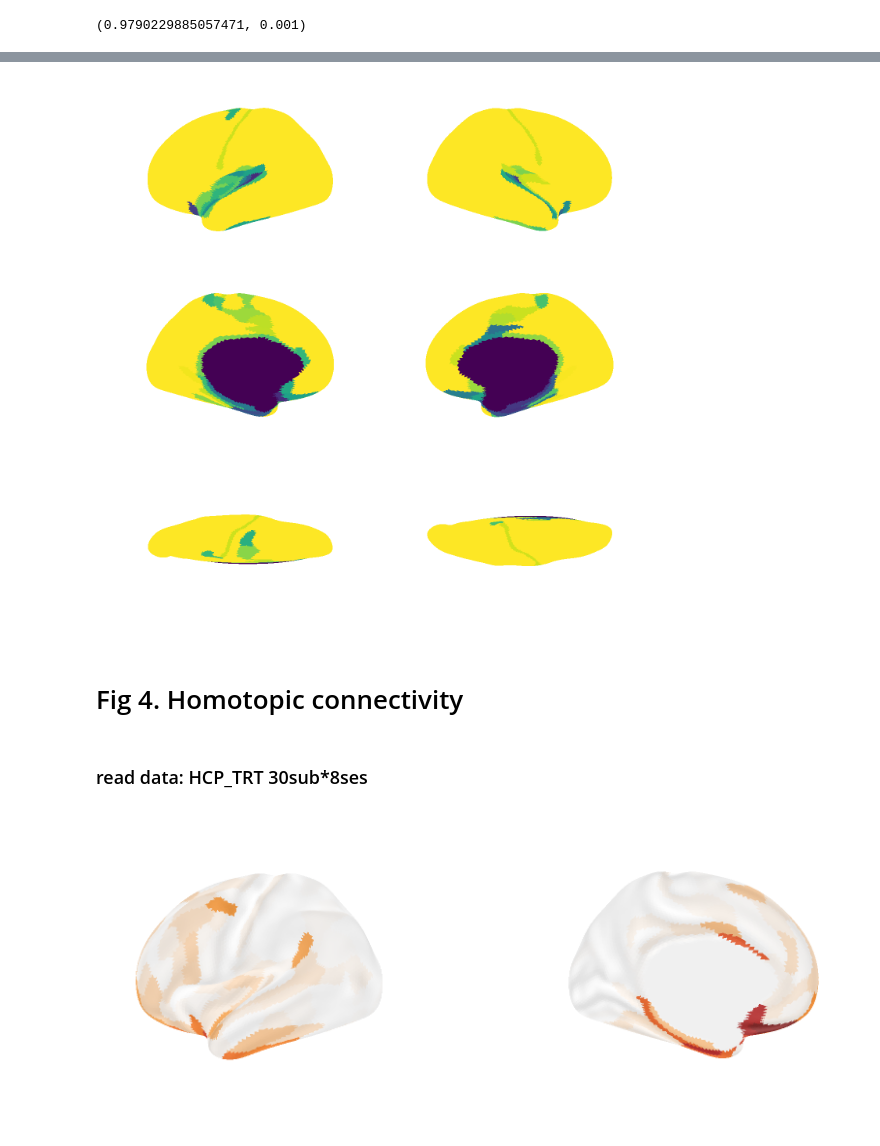
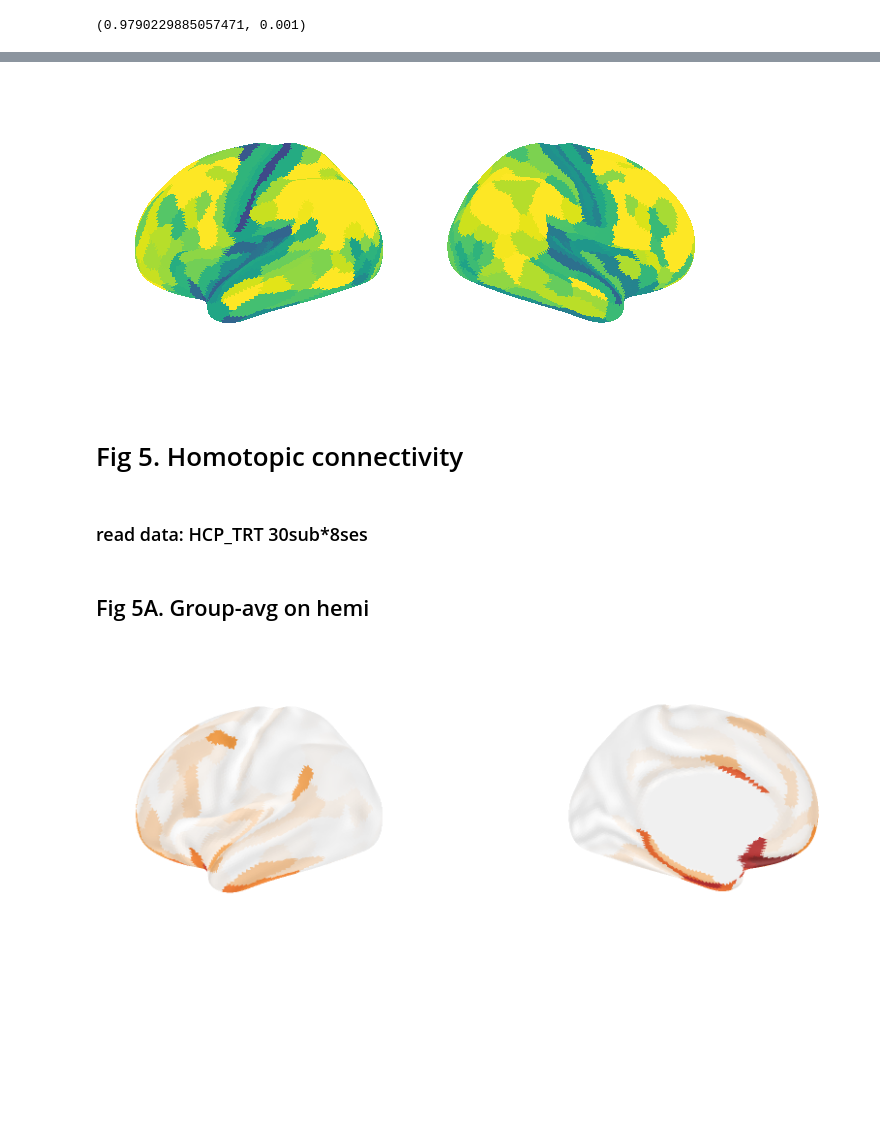
Before and after one commit to HechengJin0/MGC_paper, a Jupyter notebook: paper_main_figures.ipynb, the cells around one changed output, grey strips where cells are left out. Drawn from its saved outputs; the diff is of its cells as text; code cells hidden in the pictures; blank space fills up the shorter version.

Commit message:
Update Supplementary figures

```diff
--- a/paper_main_figures.ipynb
+++ b/paper_main_figures.ipynb
@@ -111,10 +111,10 @@ for i in range(len(roi_labels)):
     roi_plot_dmn.append(0)
 # %%
 %matplotlib inline
-wdir = '/data'
+wdir = '/my_path/data'
 parcel_label = plabel = '%s/HCP_MMP_P210_10k.dlabel.nii' % wdir
-rightsurface = rsurf='/data/10k/Conte69.R.very_inflated.10k_fs_LR.surf.gii'
-leftsurface = lsurf = '/data/10k/Conte69.L.very_inflated.10k_fs_LR.surf.gii'
+rightsurface = rsurf='/my_path/data/10k/Conte69.R.very_inflated.10k_fs_LR.surf.gii'
+leftsurface = lsurf = '/my_path/data/10k/Conte69.L.very_inflated.10k_fs_LR.surf.gii'
 
 p=360
 img_optimal_scale_X_mean = parcel2vert(wdir,lsurf,parcel_label,np.array(roi_plot[180:360]).reshape(1,180)) #[0:180]
@@ -128,7 +128,7 @@ vmin = 0
 j=1
 plt.figure(figsize=(20,20/3))
 views = ['lateral']
-bg_map = '/data/10k/S1200.L.curvature_MSMAll.10k_fs_LR.func.gii'
+bg_map = '/my_path/data/10k/S1200.L.curvature_MSMAll.10k_fs_LR.func.gii'
 
 # show left 'lateral', 'medial' 2*1
 for v in views:
@@ -546,36 +603,48 @@ np.std(DIS_all)
+# %%
+from matplotlib.colors import LinearSegmentedColormap
+orig_cmap = plt.get_cmap('viridis')
+colors = orig_cmap(np.linspace(0, 1, 256))
+colors_with_white = np.vstack((np.array([[1, 1, 1, 1]]), colors))
+cmap = LinearSegmentedColormap.from_list('white_viridis', colors_with_white)
+# %%
+filename = "/my_path/result/HCP_trt_07012020/whole-360/discriminability/800TR_360parcel_optimal_scale_X.pkl"
+pickle_in = open(filename,"rb")
+results = np.asarray(pickle.load(pickle_in))
+# results.shape
+p=360
+DIS_all = results
 # %%
 %matplotlib inline
-wdir = '/data'
+wdir = '/my_path/data'
 parcel_label = plabel = '%s/HCP_MMP_P210_10k.dlabel.nii' % wdir
 
-rightsurface = rsurf='/data/10k/Conte69.R.very_inflated.10k_fs_LR.surf.gii'
-leftsurface = lsurf = '/data/10k/Conte69.L.very_inflated.10k_fs_LR.surf.gii'
+rightsurface = rsurf='/my_path/data/10k/Conte69.R.very_inflated.10k_fs_LR.surf.gii'
+leftsurface = lsurf = '/my_path/data/10k/Conte69.L.very_inflated.10k_fs_LR.surf.gii'
 
-# # dmn
 img_ICC = parcel2vert(wdir,lsurf,parcel_label,DIS_all[int(p/2):p].reshape(1,int(p/2)))
 img_ICC_r = parcel2vert_r(wdir,rsurf,parcel_label,DIS_all[0:int(p/2)].reshape(1,int(p/2)))
 
-cmap = 'viridis'
-vmax = 0.7
-vmin = 0.5
+vmax = 0.8
+vmin = 0.4
 j=1
-plt.figure(figsize=(20,20))
-views = ['lateral', 'medial', 'dorsal']
+# plt.figure(figsize=(20,20))
+views = ['lateral']
+# ['lateral', 'medial', 'dorsal']
 for v in views:
-    ax = plt.subplot(3,2,2*j-1, projection='3d')
+    ax = plt.subplot(1,2,2*j-1, projection='3d')
     plotting.plot_surf(leftsurface, img_ICC, bg_map=None, hemi='left',view = v, cmap = cmap, colorbar = False, vmin = vmin, vmax = vmax, avg_method = 'median', alpha = 1, darkness = 1, symmetric_cmap=False,axes=ax)
 
-    ax = plt.subplot(3,2,2*j, projection='3d')
+    ax = plt.subplot(1,2,2*j, projection='3d')
     plotting.plot_surf(rightsurface, img_ICC_r, bg_map=None, hemi='right',view = v, cmap = cmap, colorbar = False, vmin = vmin, vmax = vmax, avg_method = 'median', alpha = 1, darkness = 1, symmetric_cmap=False,axes=ax)
 
     j+=1
 
 plt.tight_layout()
 plt.show()
 # %% [output]
-[figure, old version]
+[figure, new version]
 # %% [markdown]
-# Fig 4. Homotopic connectivity
+# Fig 5. Homotopic connectivity
 # %% [markdown]
 ### read data: HCP_TRT 30sub*8ses
 # %%
@@ -668,5 +735,7 @@ for tr_i, tr_len in enumerate(tr_list):
   pearson_corr_all_TRs.append(pearson_corr_all)
   optimal_scale_X_nonlinear_binary_all_TRs.append(optimal_scale_X_nonlinear_binary_all)
   optimal_scale_Y_nonlinear_binary_all_TRs.append(optimal_scale_Y_nonlinear_binary_all)
+# %% [markdown]
+## Fig 5A. Group-avg on hemi
 # %%
 %matplotlib inline
```
Also changed, not shown: parts of 66 cells of this notebook.
